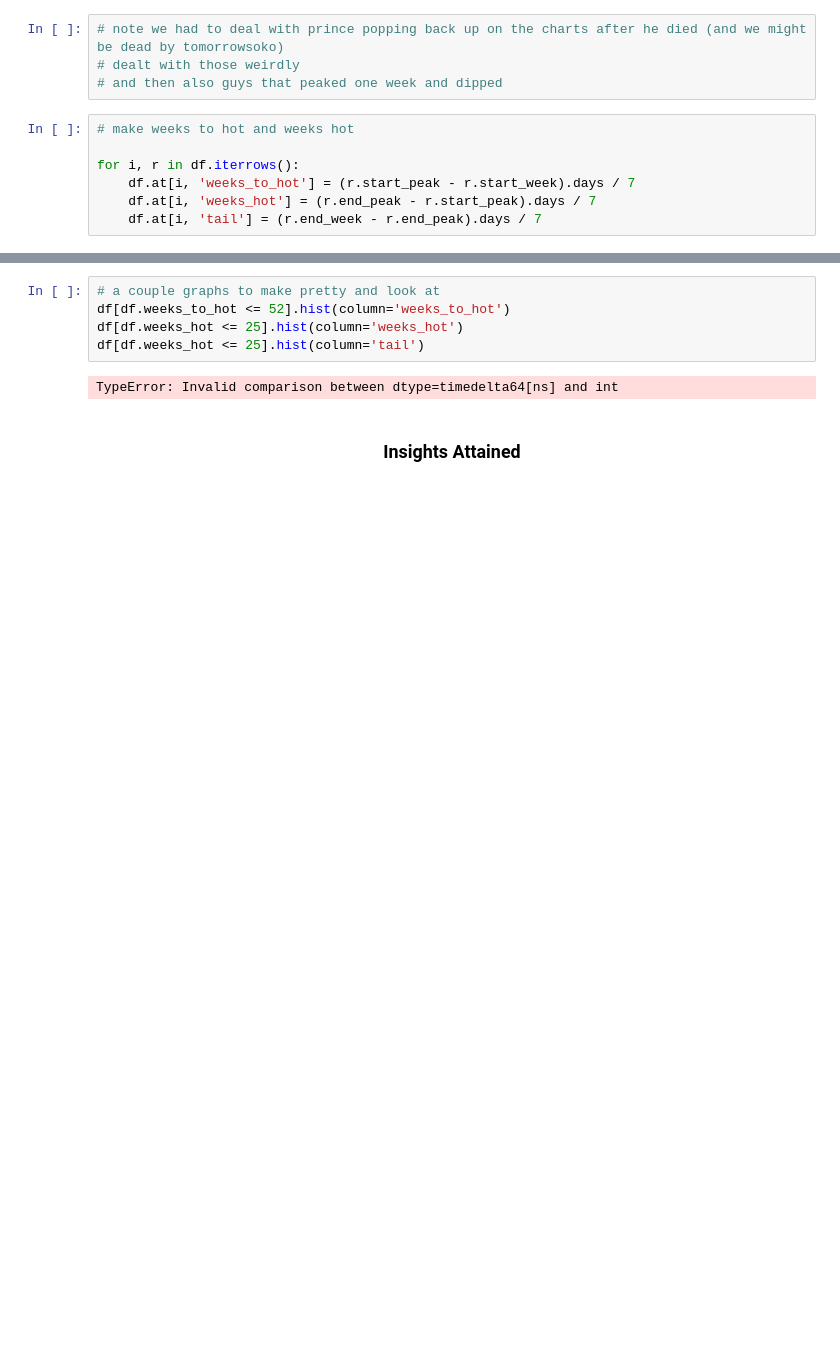
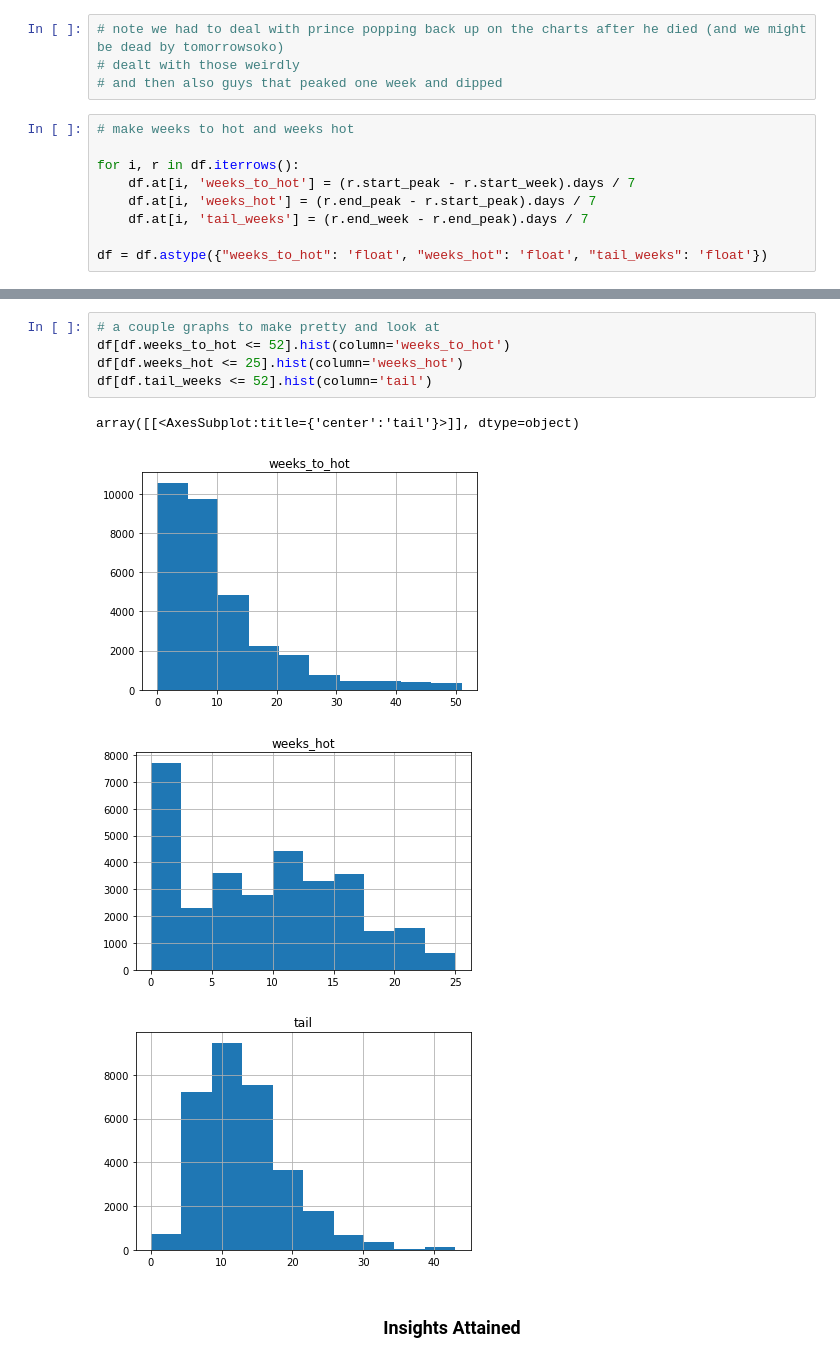
Before and after one commit to tvarano/hit-analyzer, a Jupyter notebook: main.ipynb, the cells around one changed output, grey strips where cells are left out. Cells and saved outputs as stored; diff of their text form; blank space fills up the shorter version.

```diff
--- a/main.ipynb
+++ b/main.ipynb
@@ -168,5 +168,7 @@ df
 for i, r in df.iterrows():
     df.at[i, 'weeks_to_hot'] = (r.start_peak - r.start_week).days / 7
     df.at[i, 'weeks_hot'] = (r.end_peak - r.start_peak).days / 7
-    df.at[i, 'tail'] = (r.end_week - r.end_peak).days / 7
+    df.at[i, 'tail_weeks'] = (r.end_week - r.end_peak).days / 7
+
+df = df.astype({"weeks_to_hot": 'float', "weeks_hot": 'float', "tail_weeks": 'float'})
 # %%
@@ -188,9 +178,12 @@ df
 # %%
 # a couple graphs to make pretty and look at
 df[df.weeks_to_hot <= 52].hist(column='weeks_to_hot')
 df[df.weeks_hot <= 25].hist(column='weeks_hot')
-df[df.weeks_hot <= 25].hist(column='tail')
+df[df.tail_weeks <= 52].hist(column='tail')
 # %% [output]
-TypeError: Invalid comparison between dtype=timedelta64[ns] and int
+array([[<AxesSubplot:title={'center':'tail'}>]], dtype=object)
+[figure, added]
+[figure, added]
+[figure, added]
 # %% [markdown]
 <h3 style="text-align: center;">Insights Attained</h3>
```
Also changed, not shown: parts of 2 cells of this notebook.
